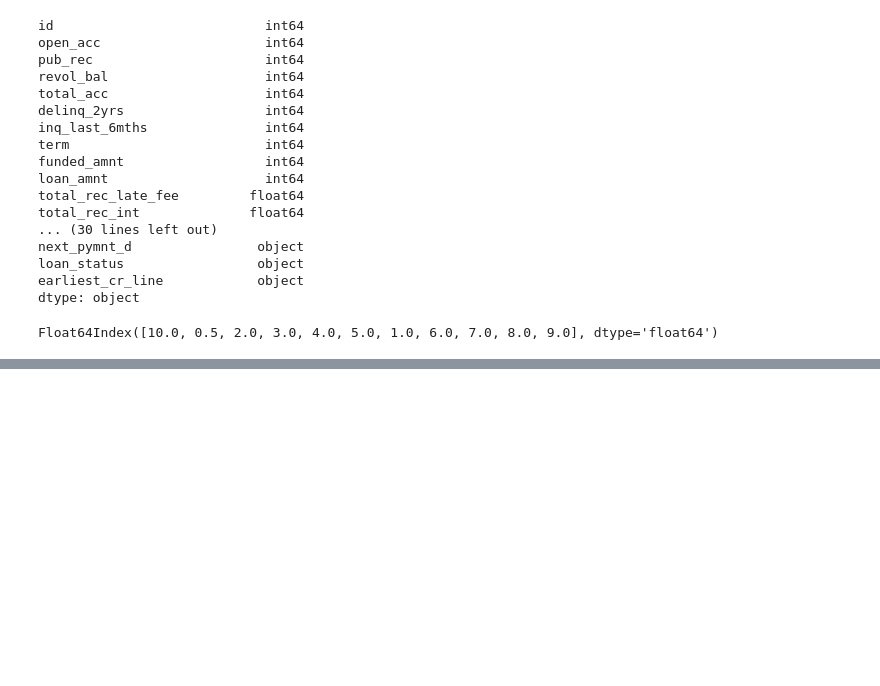
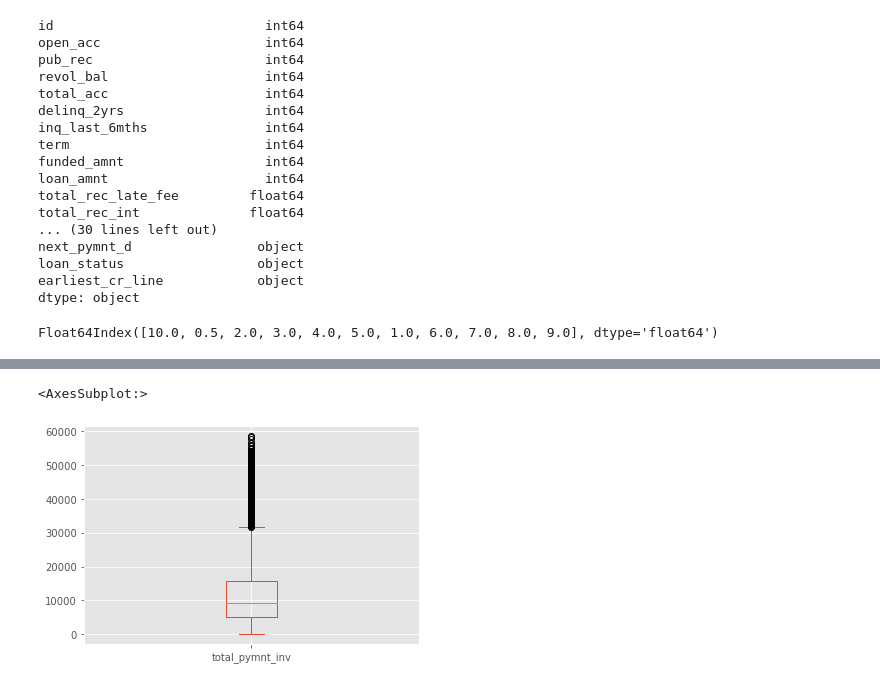
Before and after one commit to tvss93/Lending_Club_Case_Study, a Jupyter notebook: EDA.ipynb, the cells around one changed output, grey strips where cells are left out. Saved outputs shown, nothing was run; the diff lists cells and outputs as text; code cells hidden in the pictures; blank space fills up the shorter version.

```diff
--- a/EDA.ipynb
+++ b/EDA.ipynb
@@ -268,0 +329,5 @@ Float64Index([10.0, 0.5, 2.0, 3.0, 4.0, 5.0, 1.0, 6.0, 7.0, 8.0, 9.0], dtype='fl
+# %%
+non_null_df2['total_pymnt_inv'].plot.box()
+# %% [output]
+<AxesSubplot:>
+[figure, added]
```
Also changed, not shown: parts of 25 cells of this notebook.
